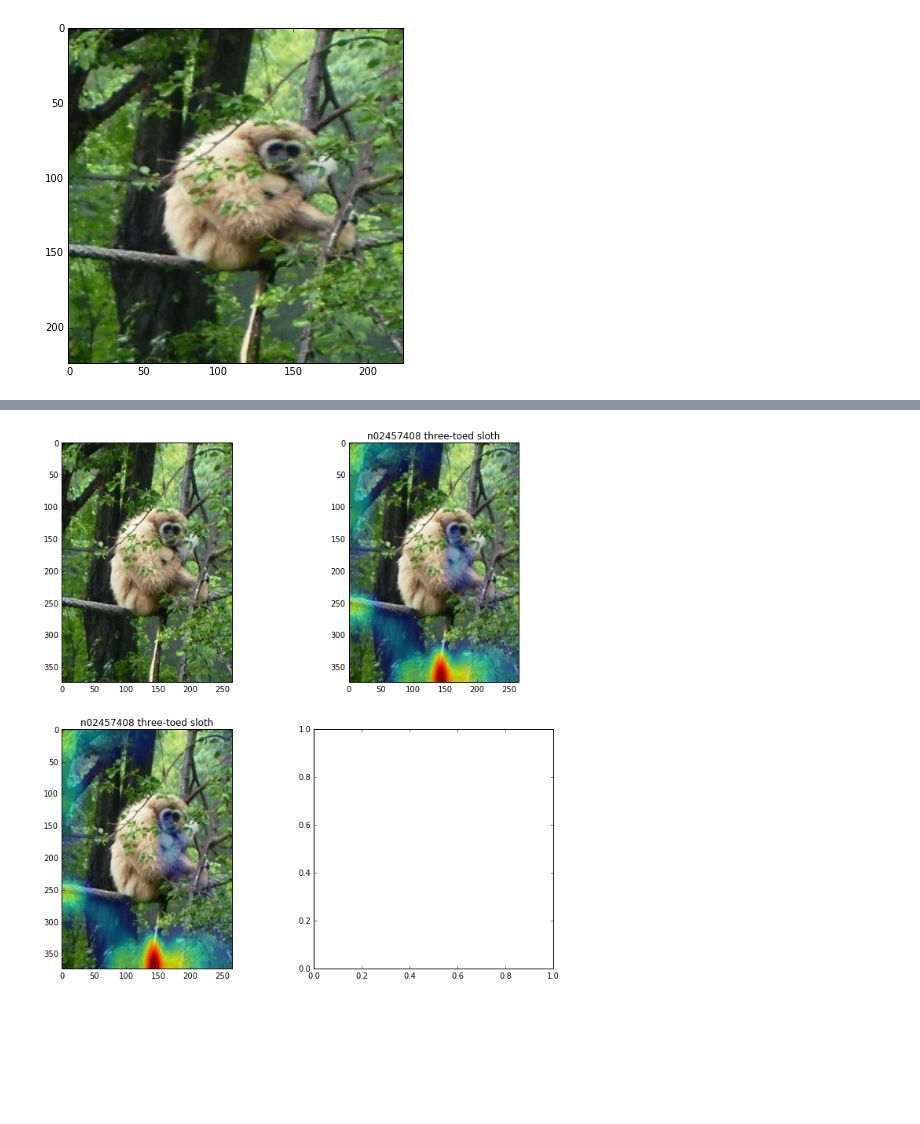
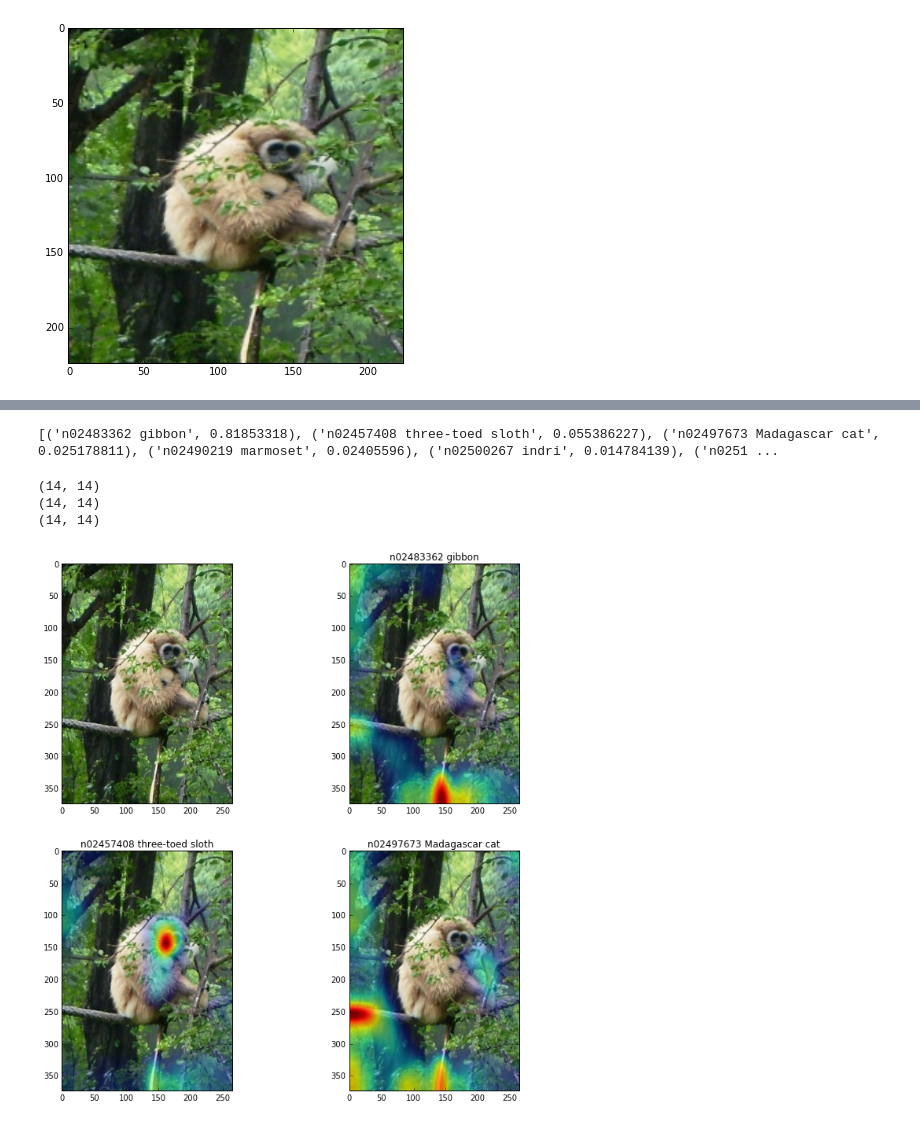
Before and after one commit to MSRCCS/Caffe-ExcitationBP, a Jupyter notebook: excitationBP/Test_Forward_Pass.ipynb, the cells around one changed output, grey strips where cells are left out. Drawn from its saved outputs; the diff is of its cells as text; code cells hidden in the pictures; blank space fills up the shorter version.

```diff
--- a/excitationBP/Test_Forward_Pass.ipynb
+++ b/excitationBP/Test_Forward_Pass.ipynb
@@ -266,22 +311,57 @@ checking conv5_1_fw:True
+# %%
+caffe.set_mode_gpu()
+tagName = ['n02483362 gibbon','n02457408 three-toed sloth','n02497673 Madagascar cat']
+
+attMaps = []
+
+net1.params["fc8_diff_cont"][0].data[...] = net1.params["fc8_diff"][0].data
+net1.params["fc8_diff_cont"][0].data[...] *= -1
+
+
+net1.blobs['label'].reshape(len(tagName),1)
+net1.blobs['data'].reshape(len(tagName),3,newSize[0],newSize[1])
+for i in range(len(tagName)):
+    tagID = tag2ID[tagName[i]]
+
+    net1.blobs['data'].data[i][...] = transformer.preprocess('data', imgS)
+
+    net1.blobs['label'].data[i,0] = tagID
+
+out = net1.forward(end = "select_bp")
+
+scores = net1.blobs[topBlobName].data[0].reshape((len(tags),-1)).max(1).flatten() # pre-softmax scores
+tagScore = util.getTagScore(scores, tags, tag2ID)
+tagScore.sort(key = operator.itemgetter(1), reverse = True)
+print(tagScore[:10])
+# %% [output]
+[('n02483362 gibbon', 0.81853318), ('n02457408 three-toed sloth', 0.055386227), ('n02497673 Madagascar cat', 0.025178811), ('n02490219 marmoset', 0.02405596), ('n02500267 indri', 0.014784139), ('n0251 ...
 # %%
-caffe.set_mode_cpu()
-tagName = ['n02457408 three-toed sloth','n02457408 three-toed sloth']
+caffe.set_mode_gpu()
+tagName = ['n02483362 gibbon','n02457408 three-toed sloth','n02497673 Madagascar cat']
 
 attMaps = []
 
 net1.params["fc8_diff_cont"][0].data[...] = net1.params["fc8_diff"][0].data
 net1.params["fc8_diff_cont"][0].data[...] *= -1
 
+
+net1.blobs['label'].reshape(len(tagName),1)
+net1.blobs['data'].reshape(len(tagName),3,newSize[0],newSize[1])
 for i in range(len(tagName)):
     tagID = tag2ID[tagName[i]]
-    net1.blobs["fc8_diff_cont"].diff[0][...] = 0
-    net1.blobs["fc8_diff_cont"].diff[0][tagID] = 1
 
-    net1.blobs['data'].data[...] = transformer.preprocess('data', imgS)
-    out = net1.forward(end = "conv5_1_diff")
+    net1.blobs['data'].data[i][...] = transformer.preprocess('data', imgS)
 
-    attMap = np.maximum(net1.blobs["conv5_1_diff"].data[0].sum(0), 0)
+    net1.blobs['label'].data[i,0] = tagID
+
+out = net1.forward(end = "conv5_1_diff")
+for i in range(len(tagName)):
+    attMap = np.maximum(net1.blobs["conv5_1_diff"].data[i].sum(0), 0)
+    print attMap.shape
     attMaps.append(attMap)
 util.showAttMap(img, attMaps, tagName, overlap = True, blur = False)
 # %% [output]
+(14, 14)
+(14, 14)
+(14, 14)
-[figure, old version]
+[figure, new version]
```
Also changed, not shown: parts of 6 cells of this notebook, 1 other file.
